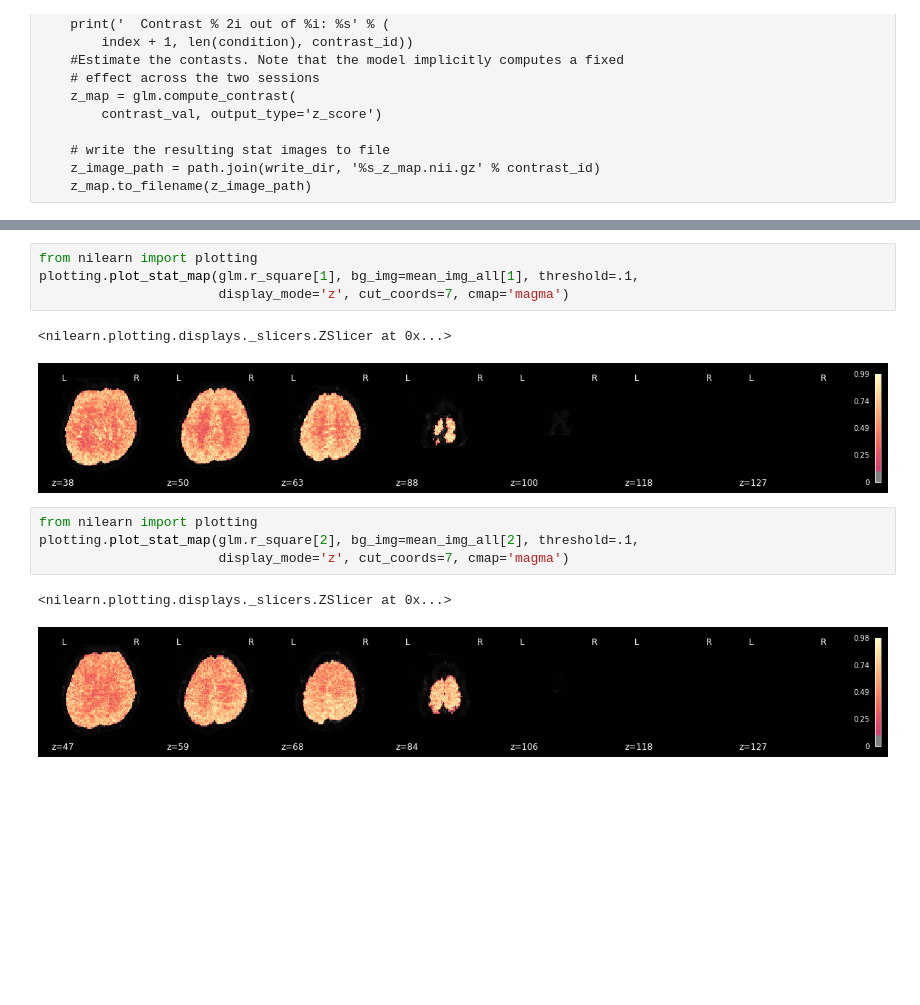
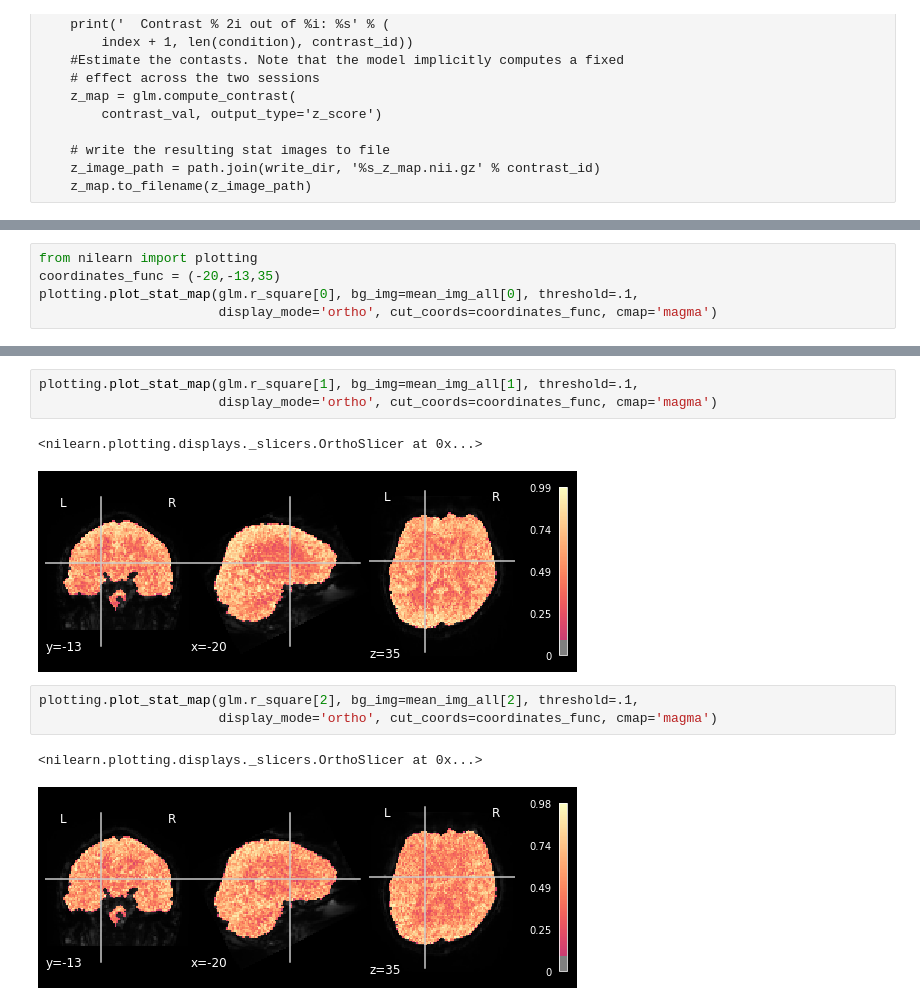
Before and after one commit to JNPauli/Banter, a Jupyter notebook: data/General_linear_model.ipynb, the cells around one changed output, grey strips where cells are left out. Drawn from its saved outputs; the diff is of its cells as text; blank space fills up the shorter version.

```diff
--- a/data/General_linear_model.ipynb
+++ b/data/General_linear_model.ipynb
@@ -544,0 +528,5 @@ plotting.plot_stat_map(glm.r_square[0], bg_img=mean_img_all[0], threshold=.1,
+# %%
+from nilearn import plotting
+coordinates_func = (-20,-13,35)
+plotting.plot_stat_map(glm.r_square[0], bg_img=mean_img_all[0], threshold=.1,
+                       display_mode='ortho', cut_coords=coordinates_func, cmap='magma')
@@ -545,15 +536,13 @@ plotting.plot_stat_map(glm.r_square[0], bg_img=mean_img_all[0], threshold=.1,
 # %%
-from nilearn import plotting
 plotting.plot_stat_map(glm.r_square[1], bg_img=mean_img_all[1], threshold=.1,
-                       display_mode='z', cut_coords=7, cmap='magma')
+                       display_mode='ortho', cut_coords=coordinates_func, cmap='magma')
 # %% [output]
-<nilearn.plotting.displays._slicers.ZSlicer at 0x...>
+<nilearn.plotting.displays._slicers.OrthoSlicer at 0x...>
-[figure, old version]
+[figure, new version]
 # %%
-from nilearn import plotting
 plotting.plot_stat_map(glm.r_square[2], bg_img=mean_img_all[2], threshold=.1,
-                       display_mode='z', cut_coords=7, cmap='magma')
+                       display_mode='ortho', cut_coords=coordinates_func, cmap='magma')
 # %% [output]
-<nilearn.plotting.displays._slicers.ZSlicer at 0x...>
+<nilearn.plotting.displays._slicers.OrthoSlicer at 0x...>
-[figure, old version]
+[figure, new version]
 # %%
```
Also changed, not shown: parts of 19 cells of this notebook.
